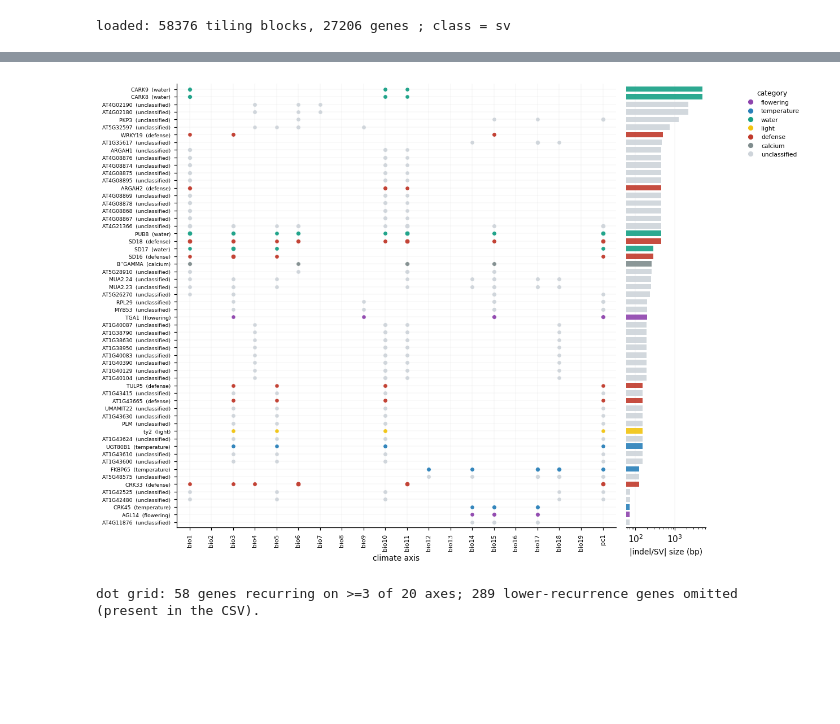
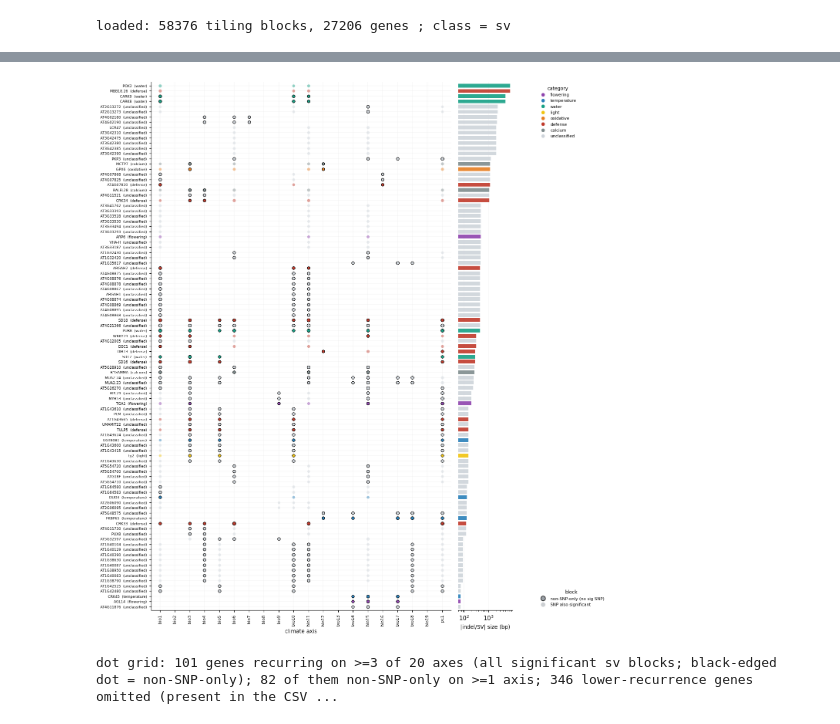
Before and after one commit to Tatianabellagio/kMate, a Jupyter notebook: analysis/grenenet_gea/phase1_replication/multiaxis/newpeak_dotgrid_lfmm_sv.ipynb, the cells around one changed output, grey strips where cells are left out. Drawn from its saved outputs; the diff is of its cells as text; code cells hidden in the pictures; blank space fills up the shorter version.

```diff
--- a/analysis/grenenet_gea/phase1_replication/multiaxis/newpeak_dotgrid_lfmm_sv.ipynb
+++ b/analysis/grenenet_gea/phase1_replication/multiaxis/newpeak_dotgrid_lfmm_sv.ipynb
@@ -103,7 +110,10 @@ GENE = ALLPK.assign(gene=ALLPK["genes"].str.split(";")).explode("gene")
 GENE = GENE[GENE["gene"].astype(bool)].copy()
 GA = GENE.sort_values("nlp", ascending=False).drop_duplicates(["gene", "axis"])   # 1 row / (gene,axis)
 nax = GA.groupby("gene")["axis"].nunique().rename("n_axes")
+nax_only = GA[~GA["snp_sig"]].groupby("gene")["axis"].nunique().rename("n_axes_nonsnp_only")
 rep = (GA.sort_values("nlp", ascending=False).drop_duplicates("gene")             # strongest axis / gene
-         .set_index("gene").join(nax))
-print(f"{rep.shape[0]} unique gene-bearing {CLS}-only new-peak genes")
+         .set_index("gene").join(nax).join(nax_only))
+rep["n_axes_nonsnp_only"] = rep["n_axes_nonsnp_only"].fillna(0).astype(int)
+print(f"{rep.shape[0]} unique gene-bearing significant {CLS} genes "
+      f"({int((rep.n_axes_nonsnp_only>0).sum())} non-SNP-only on >=1 axis)")
 # %% [output]
@@ -172,38 +182,50 @@ gs = fig.add_gridspec(1, 2, width_ratios=[5.5, 1.0], wspace=0.04)
 ax = fig.add_subplot(gs[0]); axr = fig.add_subplot(gs[1], sharey=ax)
 
 for _, rr in D.iterrows():
+    only = not rr["snp_sig"]                                  # non-SNP-only = no significant SNP in block
     ax.scatter(xidx[rr["axis"]], yidx[rr["gene"]], s=10 + rr["nlp"] * 2.0,
-               c=CATCOL.get(pcat(rr["gene"]), "#CED4DA"), edgecolors="white",
-               linewidths=0.3, alpha=0.95, zorder=3)
+               c=CATCOL.get(pcat(rr["gene"]), "#CED4DA"),
+               edgecolors=("black" if only else "white"),
+               linewidths=(0.8 if only else 0.3),
+               alpha=(0.98 if only else 0.45), zorder=(4 if only else 3))
 ax.set_xticks(range(len(AXES_ORD))); ax.set_xticklabels(AXES_ORD, rotation=90, fontsize=7)
 ax.set_yticks(range(len(gord)))
 ax.set_yticklabels([f"{(rep.loc[g,'symbol'] or g)}  ({pcat(g)})" for g in gord], fontsize=6)
 ax.set_xlim(-0.6, len(AXES_ORD) - 0.4); ax.set_ylim(-0.7, len(gord) - 0.3)
 ax.grid(True, axis="both", lw=0.3, c="0.9", zorder=0); ax.set_axisbelow(True)
 ax.set_xlabel("climate axis", fontsize=9)
 for sp in ["top", "right"]:
     ax.spines[sp].set_visible(False)
 
 # right panel: indel/SV size (bp) per gene, log x
 sizes = [max(int(rep.loc[g, "size"]), 1) for g in gord]                       # floor 1 for log
 axr.barh(range(len(gord)), sizes, height=0.72,
          color=[CATCOL.get(pcat(g), "#CED4DA") for g in gord], alpha=0.9, zorder=3)
 axr.set_xscale("log")
 axr.set_xlabel("|indel/SV| size (bp)", fontsize=9)
 axr.grid(True, axis="x", lw=0.3, c="0.9", zorder=0); axr.set_axisbelow(True)
 plt.setp(axr.get_yticklabels(), visible=False)
 for sp in ["top", "right", "left"]:
     axr.spines[sp].set_visible(False)
 axr.tick_params(axis="y", length=0)
 
 _present = [c for c in CATCOL if c in {pcat(g) for g in gord}]
 _h = [mlines.Line2D([], [], marker="o", ls="", ms=7, mfc=CATCOL[c], mec="white", label=c)
       for c in _present]
-ax.legend(handles=_h, title="category", loc="upper left", bbox_to_anchor=(1.28, 1.0),
+leg1 = ax.legend(handles=_h, title="category", loc="upper left", bbox_to_anchor=(1.28, 1.0),
+                 frameon=False, fontsize=7, title_fontsize=8)
+ax.add_artist(leg1)
+_hm = [mlines.Line2D([], [], marker="o", ls="", ms=8, mfc="#9AA0A6", mec="black", mew=0.9,
+                     label="non-SNP-only (no sig SNP)"),
+       mlines.Line2D([], [], marker="o", ls="", ms=8, mfc="#9AA0A6", mec="white", mew=0.9,
+                     alpha=0.5, label="SNP also significant")]
+ax.legend(handles=_hm, title="block", loc="lower left", bbox_to_anchor=(1.28, 0.0),
           frameon=False, fontsize=7, title_fontsize=8)
 fig.tight_layout(); plt.show()
-print(f"dot grid: {len(gord)} genes recurring on >={thr} of 20 axes; "
+_nonly = int((rep["n_axes_nonsnp_only"] > 0).reindex(gord).sum())
+print(f"dot grid: {len(gord)} genes recurring on >={thr} of 20 axes (all significant {CLS} blocks; "
+      f"black-edged dot = non-SNP-only); {_nonly} of them non-SNP-only on >=1 axis; "
       f"{rep.shape[0]-len(gord)} lower-recurrence genes omitted (present in the CSV).")
 # %% [output]
-[figure, old version]
+[figure, new version]
-dot grid: 58 genes recurring on >=3 of 20 axes; 289 lower-recurrence genes omitted (present in the CSV).
+dot grid: 101 genes recurring on >=3 of 20 axes (all significant sv blocks; black-edged dot = non-SNP-only); 82 of them non-SNP-only on >=1 axis; 346 lower-recurrence genes omitted (present in the CSV ...
```
Also changed, not shown: parts of 4 cells of this notebook, 3 other files.
